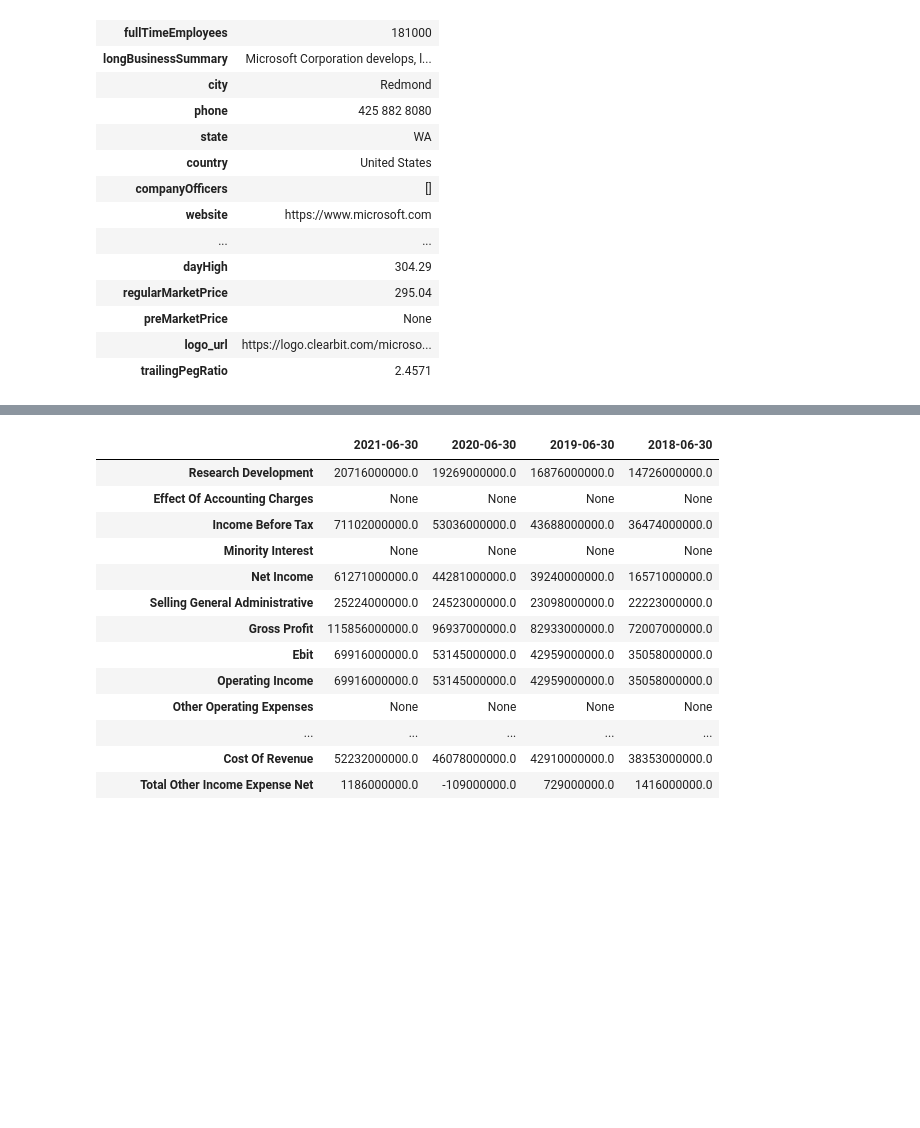
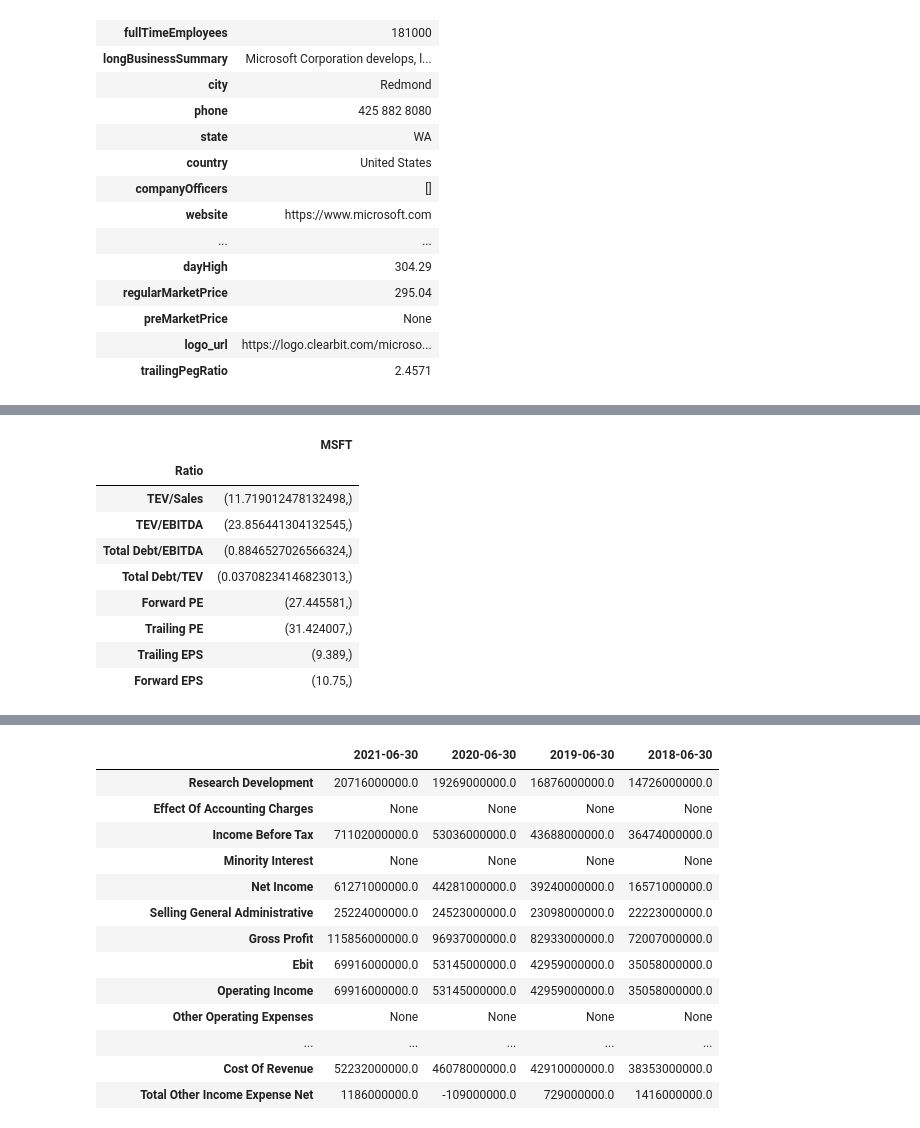
Before and after one commit to epocaterrasus/Project-1---Team-5, a Jupyter notebook: Data.ipynb, the cells around one changed output, grey strips where cells are left out. Saved outputs shown, nothing was run; the diff lists cells and outputs as text; code cells hidden in the pictures; blank space fills up the shorter version.

```diff
--- a/Data.ipynb
+++ b/Data.ipynb
@@ -42,3 +162,40 @@ ticker_info_df
+# %%
+#NOT GOOD, CAN BE DELETED
+common_ratios_df_2 = pd.DataFrame({"Ratio":[
+            "TEV/Sales",
+            "TEV/EBITDA",
+            "Total Debt/EBITDA",
+            "Total Debt/TEV",
+            "Forward PE",
+            "Trailing PE",
+            "Trailing EPS",
+            "Forward EPS"],
+        ticker_input:[
+        (ticker_info_df.loc["enterpriseValue"]/ticker_info_df.loc["totalRevenue"]),
+        (ticker_info_df.loc["enterpriseValue"]/ticker_info_df.loc["ebitda"]),
+        (ticker_info_df.loc["totalDebt"]/ticker_info_df.loc["ebitda"]),
+        (ticker_info_df.loc["totalDebt"]/ticker_info_df.loc["enterpriseValue"]),
+        ticker_info_df.loc["forwardPE"],
+        ticker_info_df.loc["trailingPE"],
+        ticker_info_df.loc["trailingEps"],
+        ticker_info_df.loc["forwardEps"]]
+                                  },dtype=float)
+
+
+
+common_ratios_df_2.set_index('Ratio',inplace=True)
+common_ratios_df_2
+# %% [output]
+|  | MSFT |
+| Ratio |  |
+| TEV/Sales | (11.719012478132498,) |
+| TEV/EBITDA | (23.856441304132545,) |
+| Total Debt/EBITDA | (0.8846527026566324,) |
+| Total Debt/TEV | (0.03708234146823013,) |
+| Forward PE | (27.445581,) |
+| Trailing PE | (31.424007,) |
+| Trailing EPS | (9.389,) |
+| Forward EPS | (10.75,) |
 # %%
 #This section will pull all available data from the Hist (Historical Prices) Section of our API and organize it
 # %%
```
Also changed, not shown: parts of 6 cells of this notebook.
